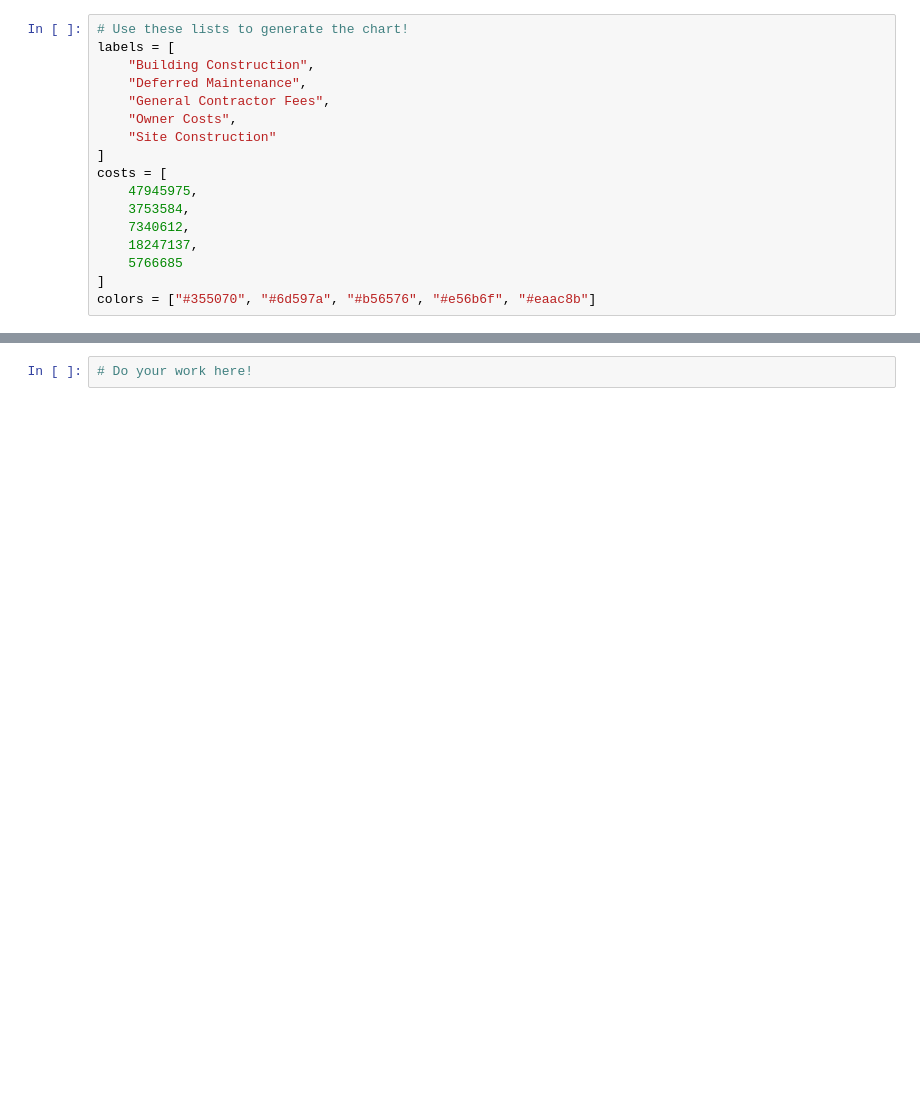
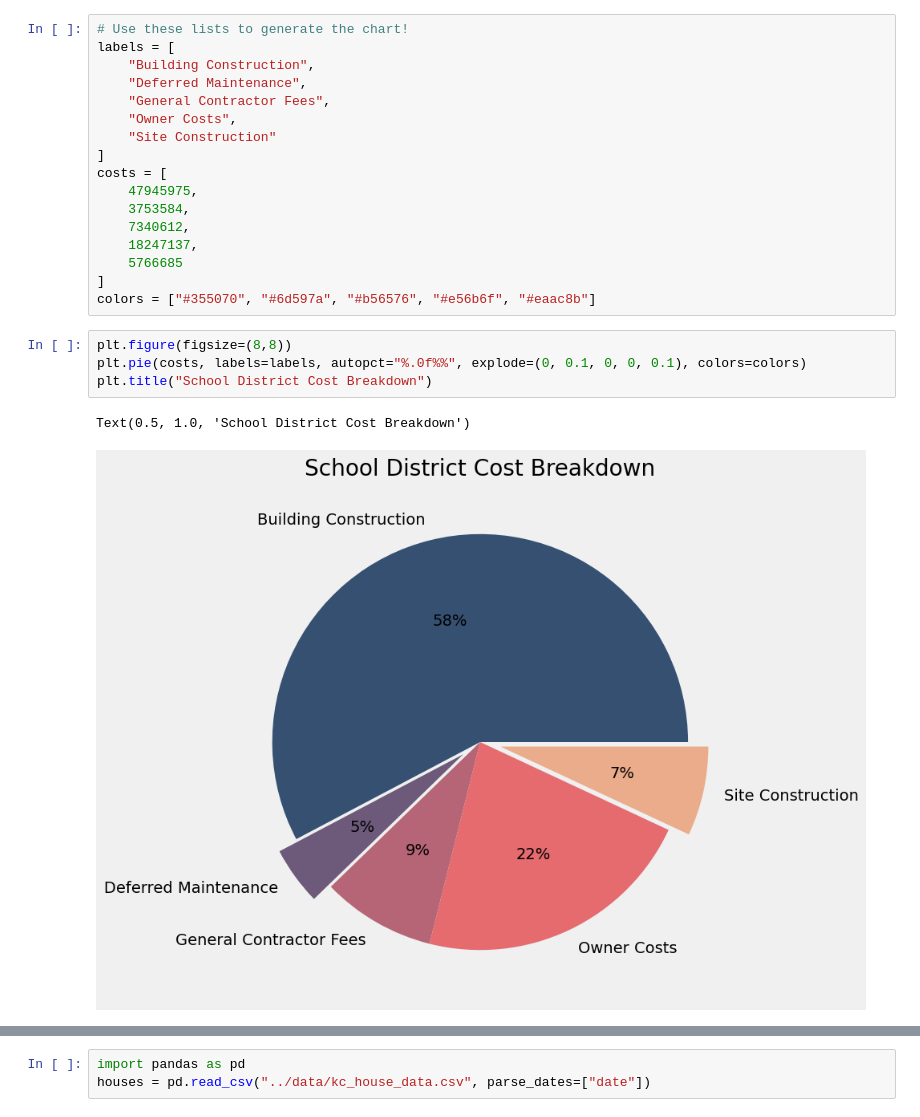
Before and after one commit to belacartaxo/data-analysis-and-visualization-masterclass, a Jupyter notebook: mod10-matplotlib/EXERCISE_11_Matplotlib.ipynb, the cells around one changed output, grey strips where cells are left out. Drawn from its saved outputs; the diff is of its cells as text; blank space fills up the shorter version.

```diff
--- a/mod10-matplotlib/EXERCISE_11_Matplotlib.ipynb
+++ b/mod10-matplotlib/EXERCISE_11_Matplotlib.ipynb
@@ -128,6 +128,13 @@ costs = [
     5766685
 ]
 colors = ["#355070", "#6d597a", "#b56576", "#e56b6f", "#eaac8b"]
+# %%
+plt.figure(figsize=(8,8))
+plt.pie(costs, labels=labels, autopct="%.0f%%", explode=(0, 0.1, 0, 0, 0.1), colors=colors)
+plt.title("School District Cost Breakdown")
+# %% [output]
+Text(0.5, 1.0, 'School District Cost Breakdown')
+[figure, added]
 # %% [markdown]
 ## Part 4
 
@@ -138,3 +146,4 @@ Recreate the figure seen in this image:
 ![Part4.png](attachment:Part4.png)
 # %%
-# Do your work here!
+import pandas as pd
+houses = pd.read_csv("../data/kc_house_data.csv", parse_dates=["date"])
```
Also changed, not shown: parts of 1 cell of this notebook, 1 other file.
